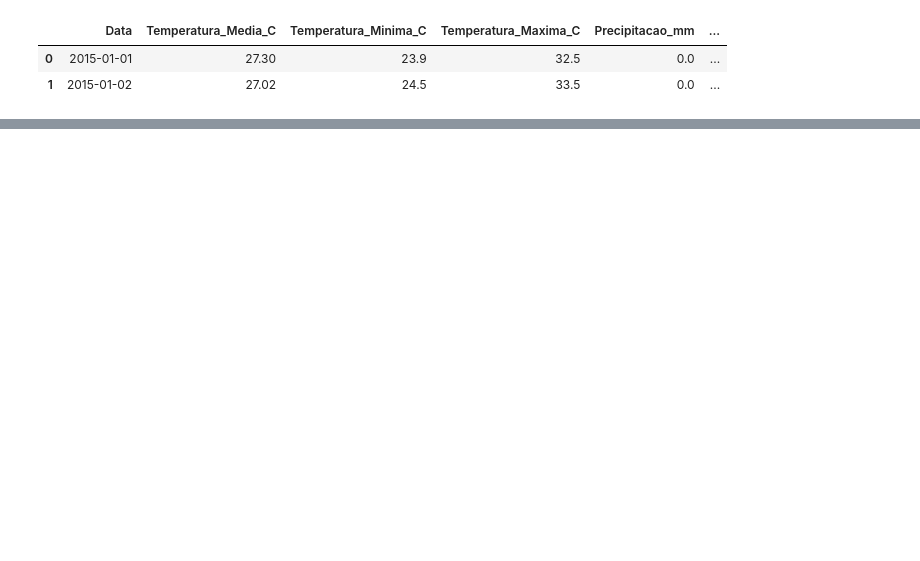
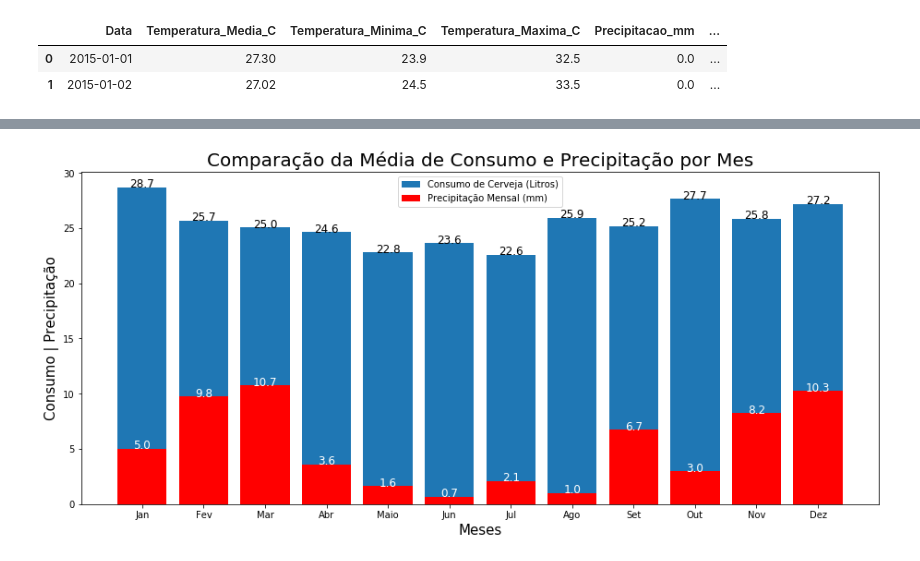
Before and after one commit to rangeljc/DataScience_class, a Jupyter notebook: Tarefa2/Tarefa2_ppca.ipynb, the cells around one changed output, grey strips where cells are left out. Drawn from its saved outputs; the diff is of its cells as text; code cells hidden in the pictures; blank space fills up the shorter version.

```diff
--- a/Tarefa2/Tarefa2_ppca.ipynb
+++ b/Tarefa2/Tarefa2_ppca.ipynb
@@ -53,0 +126,21 @@ plt.show()
+# %%
+fig = plt.figure(figsize=(12,5))
+eixos = fig.add_axes([0, 0, 1, 1])
+
+eixos.bar(indice_mes, consumo_mes)
+eixos.bar(indice_mes, precip_mes, color='r')
+
+for i in indice_mes:
+    eixos.text(i, consumo_mes[i], consumo_mes[i].round(1), fontsize=12, ha='center')
+    eixos.text(i, precip_mes[i+1], precip_mes[i+1].round(1), fontsize=12, ha='center', color='w')
+
+eixos.set_title('Comparação da Média de Consumo e Precipitação por Mes', fontsize=20)
+eixos.set_xlabel('Meses', fontsize=15)
+eixos.set_ylabel('Consumo | Precipitação', fontsize=15)
+eixos.set_xticks(indice_mes)
+eixos.set_xticklabels(consumo_mes.index)
+eixos.legend(['Consumo de Cerveja (Litros)', 'Precipitação Mensal (mm)'], fontsize=10, loc='best')
+
+plt.show()
+# %% [output]
+[figure, added]
```
Also changed, not shown: parts of 19 cells of this notebook, 9 other files.
